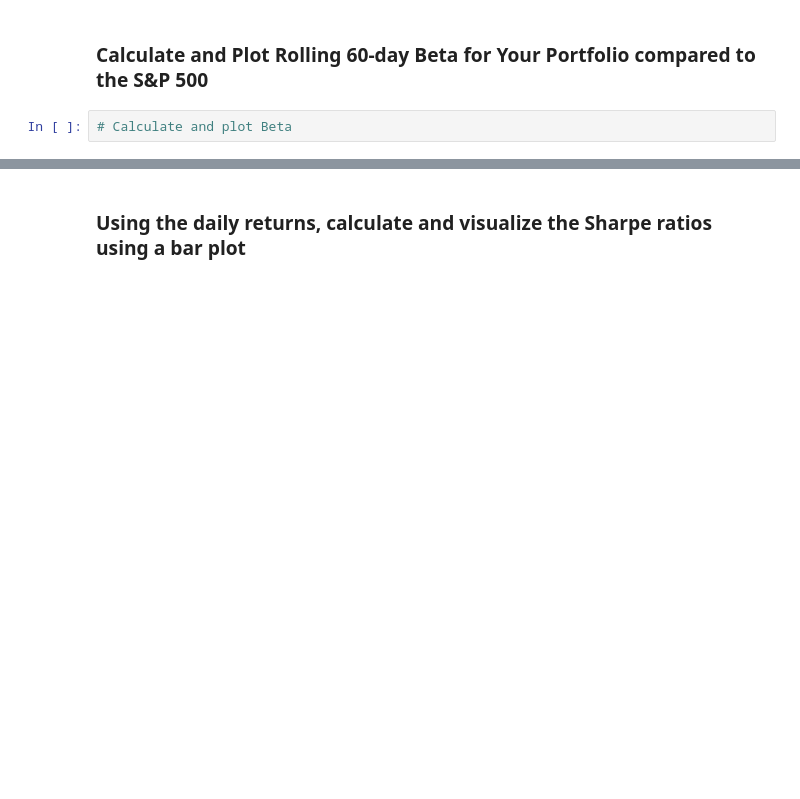
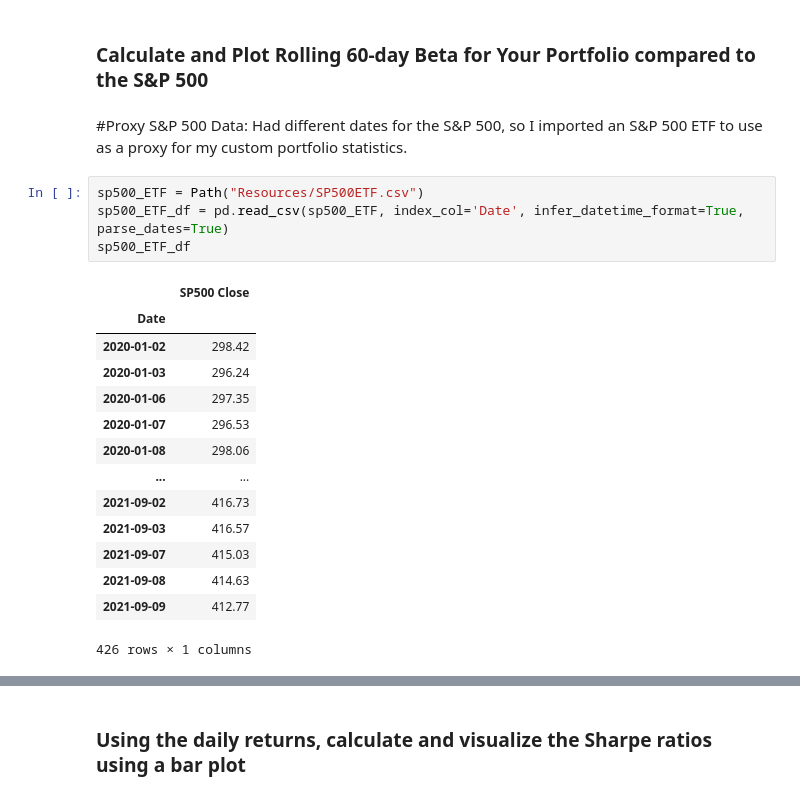
Before and after one commit to MatthewPuttroff/HWUnitFour, a Jupyter notebook: 04-Pandas/Instructions/Starter_Code/whale_analysis.ipynb, the cells around one changed output, grey strips where cells are left out. Drawn from its saved outputs; the diff is of its cells as text; blank space fills up the shorter version.

Commit message:
SP500ETF Proxy Variance and Beta

```diff
--- a/04-Pandas/Instructions/Starter_Code/whale_analysis.ipynb
+++ b/04-Pandas/Instructions/Starter_Code/whale_analysis.ipynb
@@ -768,5 +768,25 @@ Portfolio Returns  0.846188  0.780851  0.765292           1.000000
 [figure]
 # %% [markdown]
 ### Calculate and Plot Rolling 60-day Beta for Your Portfolio compared to the S&P 500
-# %%
-# Calculate and plot Beta
+# %% [markdown]
+#Proxy S&P 500 Data:
+Had different dates for the S&P 500, so I imported an S&P 500 ETF to use as a proxy for my custom portfolio statistics.
+# %%
+sp500_ETF = Path("Resources/SP500ETF.csv")
+sp500_ETF_df = pd.read_csv(sp500_ETF, index_col='Date', infer_datetime_format=True, parse_dates=True)
+sp500_ETF_df
+# %% [output]
+|  | SP500 Close |
+| Date |  |
+| 2020-01-02 | 298.42 |
+| 2020-01-03 | 296.24 |
+| 2020-01-06 | 297.35 |
+| 2020-01-07 | 296.53 |
+| 2020-01-08 | 298.06 |
+| ... | ... |
+| 2021-09-02 | 416.73 |
+| 2021-09-03 | 416.57 |
+| 2021-09-07 | 415.03 |
+| 2021-09-08 | 414.63 |
+| 2021-09-09 | 412.77 |
+426 rows × 1 columns
```
Also changed, not shown: parts of 3 cells of this notebook, 1 other file.
